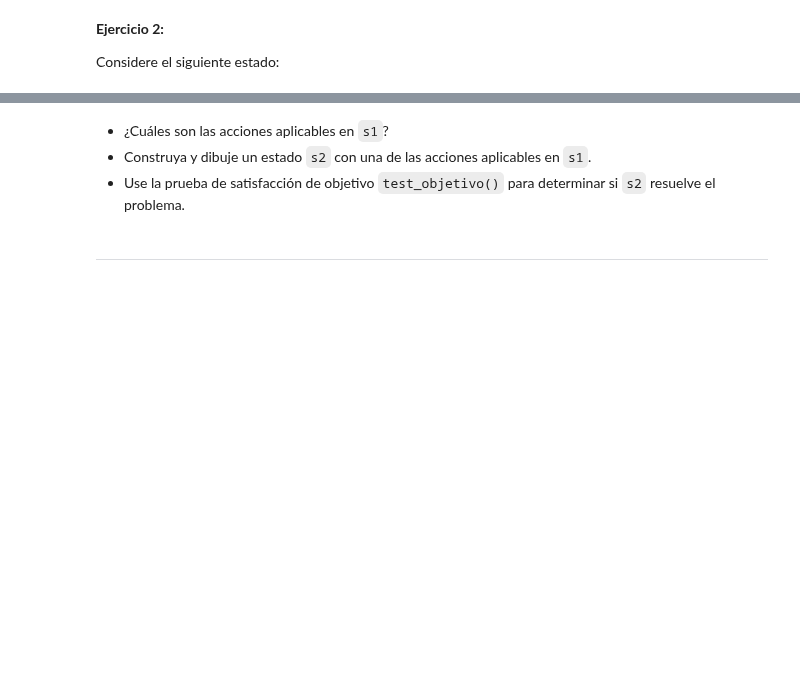
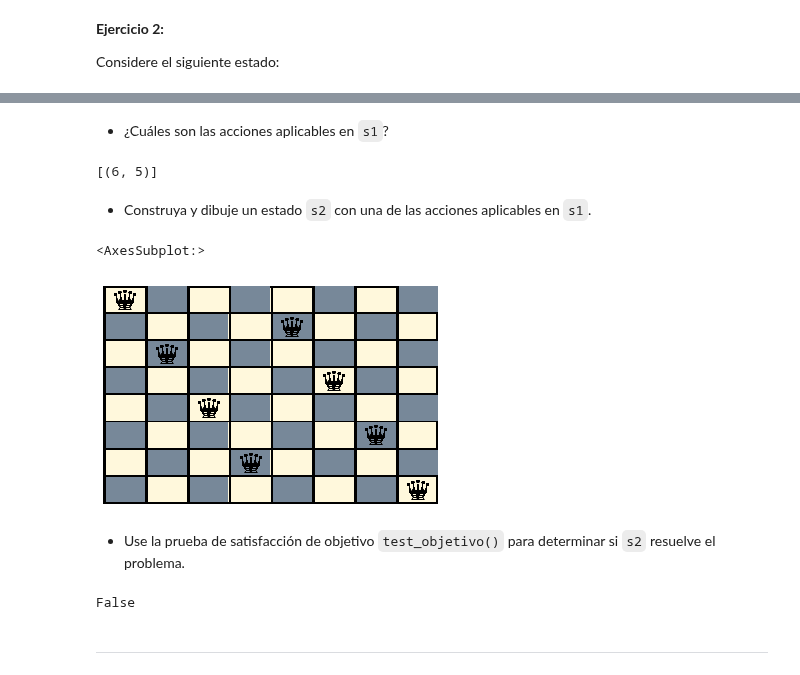
Before and after one commit to cgaravitoc/macc, a Jupyter notebook: AI/Notebook 1/nb1.ipynb, the cells around one changed output, grey strips where cells are left out. Drawn from its saved outputs; the diff is of its cells as text; code cells hidden in the pictures; blank space fills up the shorter version.

```diff
--- a/AI/Notebook 1/nb1.ipynb
+++ b/AI/Notebook 1/nb1.ipynb
@@ -316,7 +323,23 @@ prob.pintar_estado(s1)
+# %% [markdown]
+* ¿Cuáles son las acciones aplicables en `s1`?
+# %%
+prob.acciones_aplicables(s1)
+# %% [output]
+[(6, 5)]
+# %% [markdown]
+* Construya y dibuje un estado `s2` con una de las acciones aplicables en `s1`.
+# %%
+s2 = prob.transicion(s1, (6, 5))
+prob.pintar_estado(s2)
+# %% [output]
+<AxesSubplot:>
+[figure, added]
 # %% [markdown]
-* ¿Cuáles son las acciones aplicables en `s1`?
-* Construya y dibuje un estado `s2` con una de las acciones aplicables en `s1`.
 * Use la prueba de satisfacción de objetivo `test_objetivo()` para determinar si `s2` resuelve el problema.
+# %%
+prob.test_objetivo(s2)
+# %% [output]
+False
 # %% [markdown]
 ---
 # %% [markdown]
```
Also changed, not shown: parts of 19 cells of this notebook.
